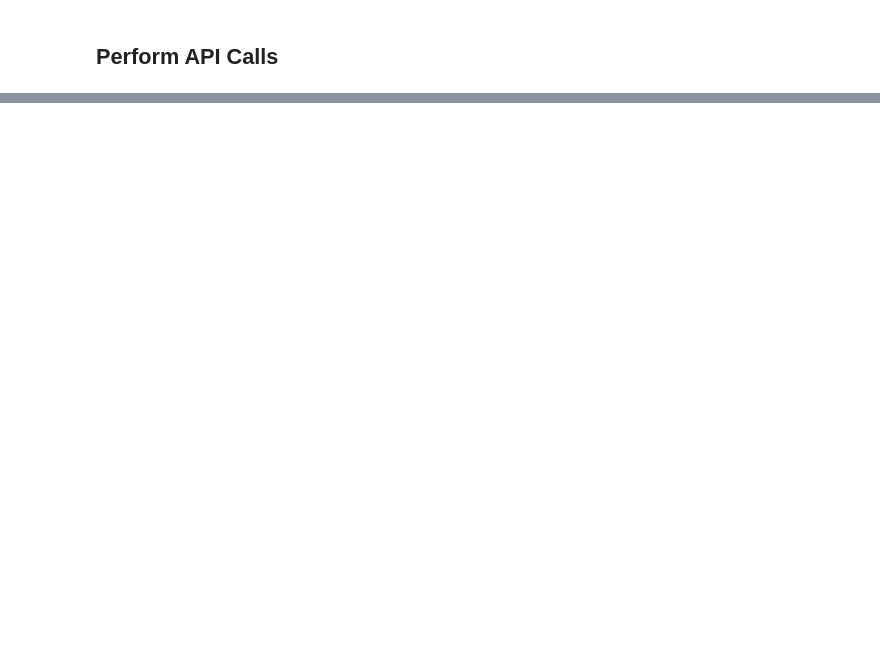
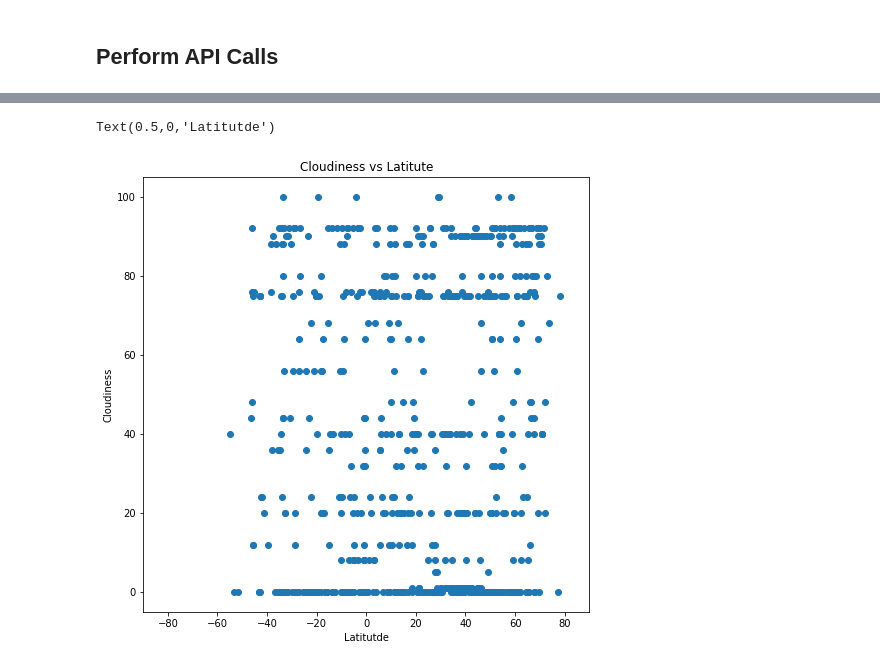
Before and after one commit to XaraRoy/API-Homework, a Jupyter notebook: WeatherAPI.ipynb, the cells around one changed output, grey strips where cells are left out. Cells and saved outputs as stored; diff of their text form; code cells hidden in the pictures; blank space fills up the shorter version.

```diff
--- a/WeatherAPI.ipynb
+++ b/WeatherAPI.ipynb
@@ -158,0 +152,12 @@ for lat in lats:
+# %%
+#Cloudiness vs Latitude
+plt.figure(figsize=(8,8))
+plt.scatter(Weather_DF["lat"], Weather_DF["clouds"])
+plt.xlim(-90, 90)
+plt.title("Cloudiness vs Latitute")
+
+plt.ylabel("Cloudiness")
+plt.xlabel("Latitutde")
+# %% [output]
+Text(0.5,0,'Latitutde')
+[figure, added]
```
Also changed, not shown: parts of 11 cells of this notebook.
